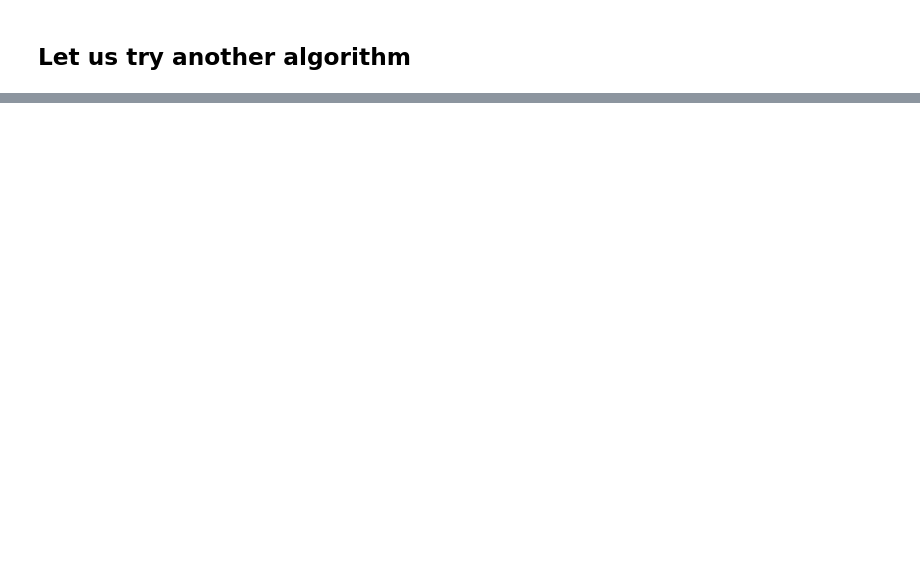
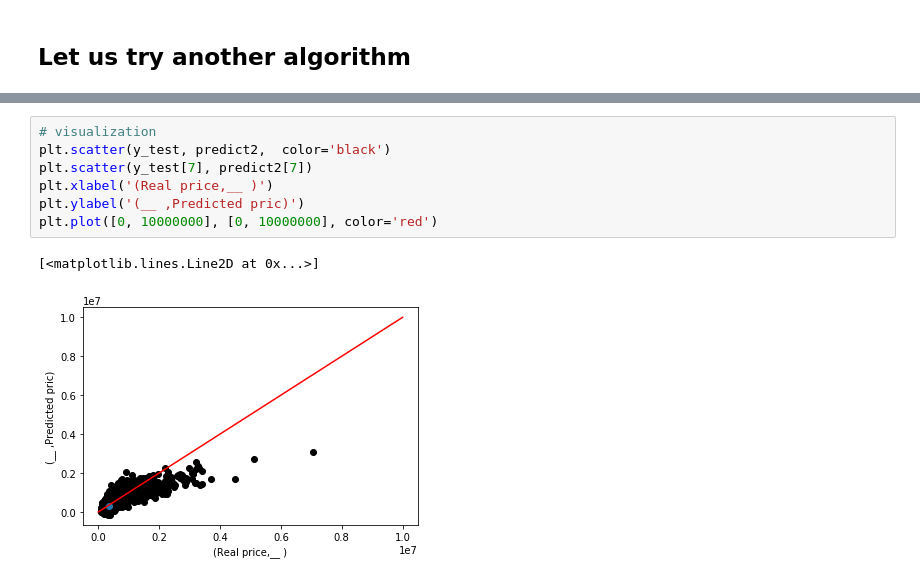
Before and after one commit to Ruqyai/Colab, a Jupyter notebook: Lab_3.ipynb, the cells around one changed output, grey strips where cells are left out. Cells and saved outputs as stored; diff of their text form; blank space fills up the shorter version.

```diff
--- a/Lab_3.ipynb
+++ b/Lab_3.ipynb
@@ -198,0 +208,10 @@ real price : 334000.0
+# %%
+# visualization
+plt.scatter(y_test, predict2,  color='black')
+plt.scatter(y_test[7], predict2[7])
+plt.xlabel('(Real price,__ )')
+plt.ylabel('(__ ,Predicted pric)')
+plt.plot([0, 10000000], [0, 10000000], color='red')
+# %% [output]
+[<matplotlib.lines.Line2D at 0x...>]
+[figure, added]
```
Also changed, not shown: parts of 7 cells of this notebook.
